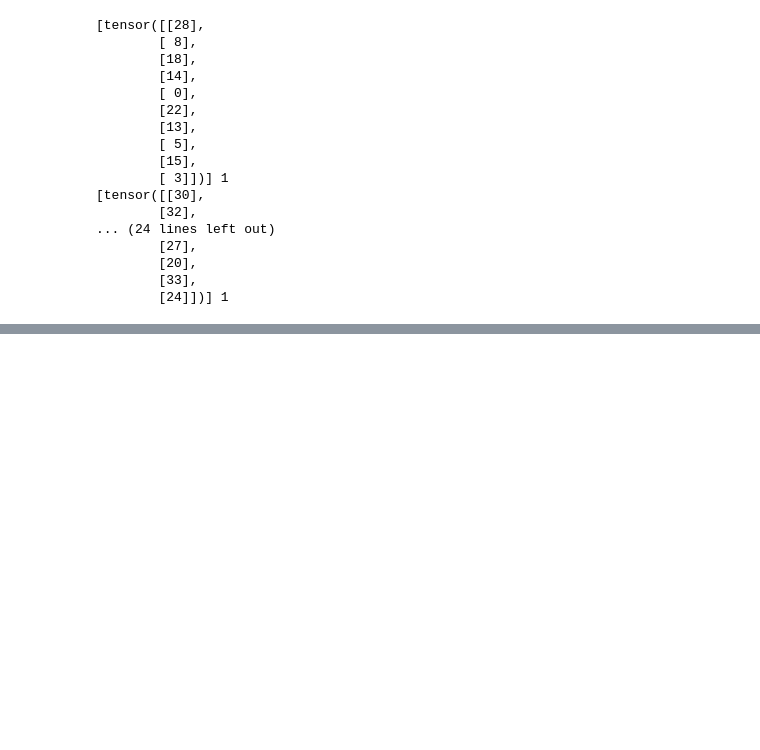
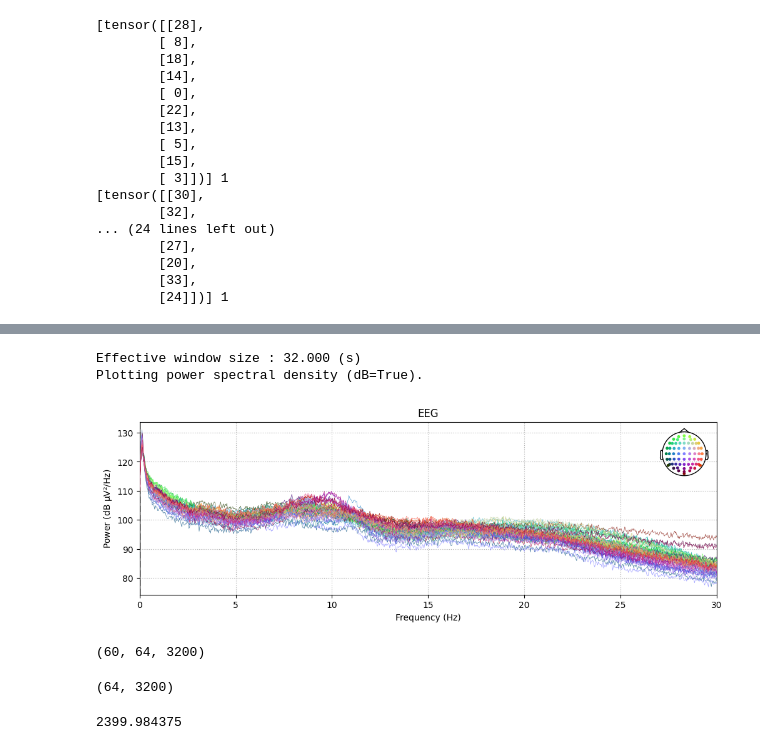
Before and after one commit to garcesote/deepAAD_project, a Jupyter notebook: notebooks/play.ipynb, the cells around one changed output, grey strips where cells are left out. Drawn from its saved outputs; the diff is of its cells as text; code cells hidden in the pictures; blank space fills up the shorter version.

```diff
--- a/notebooks/play.ipynb
+++ b/notebooks/play.ipynb
@@ -294,0 +326,8 @@ for data in dataloader:
+# %%
+# Nombre canales
+subj = 'S1'
+eeg_path = os.path.join(global_path, 'AAD', 'Fulsang', 'EEG')
+data = scipy.io.loadmat(os.path.join(eeg_path, subj+'.mat'))
+channel_names = data['data'][0,0]['dim'][0,0]['chan'][0,0]['eeg'][0,0]
+channel_names = [chan[0].item() for chan in channel_names][:64]
+channel_names[:5]
@@ -294,0 +336,8 @@ for data in dataloader:
+# %%
+channel_types = ['eeg'] * eeg_data.shape[0]
+# %%
+fs = 64
+# fs = 125
+eeg_info = mne.create_info(channel_names, sfreq=fs, ch_types=channel_types)
+raw = mne.io.RawArray(eeg_data, eeg_info)
+raw.info
@@ -294,0 +361,4 @@ for data in dataloader:
+# %%
+montage = mne.channels.make_standard_montage('biosemi64')
+raw.set_montage(montage)
+raw.info
@@ -294,0 +379,21 @@ for data in dataloader:
+# %%
+raw.compute_psd(fmax=30).plot(picks="data", exclude="bads", amplitude=False)
+# %% [output]
+Effective window size : 32.000 (s)
+Plotting power spectral density (dB=True).
+[figure, added]
+# %%
+x = np.random.randn(60,64,3200)
+x.shape
+# %% [output]
+(60, 64, 3200)
+# %%
+for trial in x:
+    print(trial.shape)
+    break
+# %% [output]
+(64, 3200)
+# %%
+total_duration
+# %% [output]
+2399.984375
```
Also changed, not shown: parts of 36 cells of this notebook, 10 other files.
